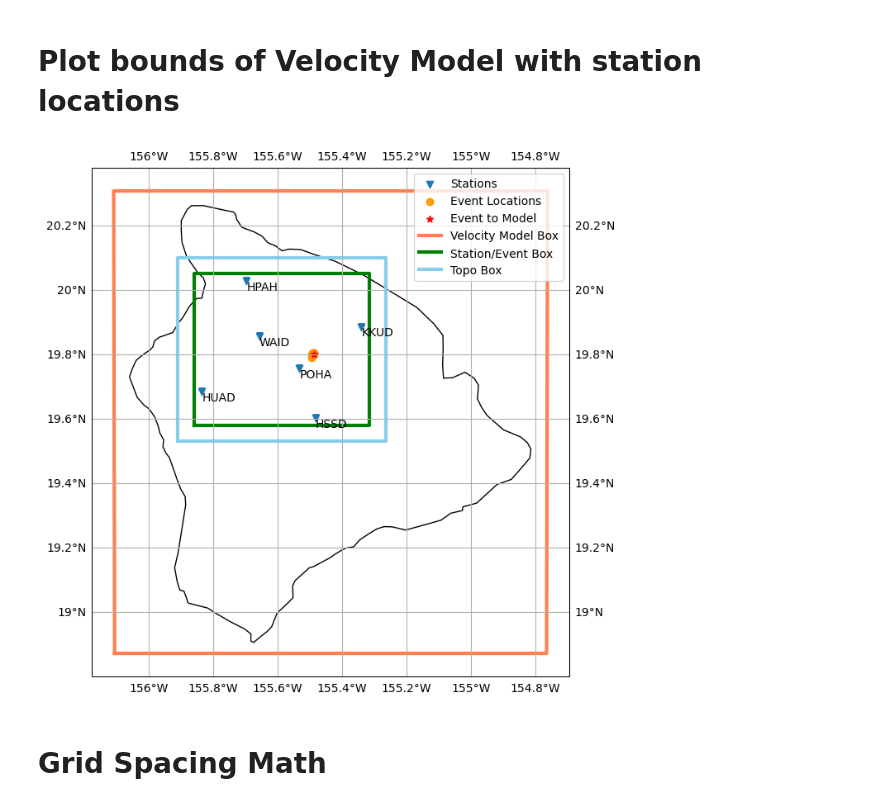
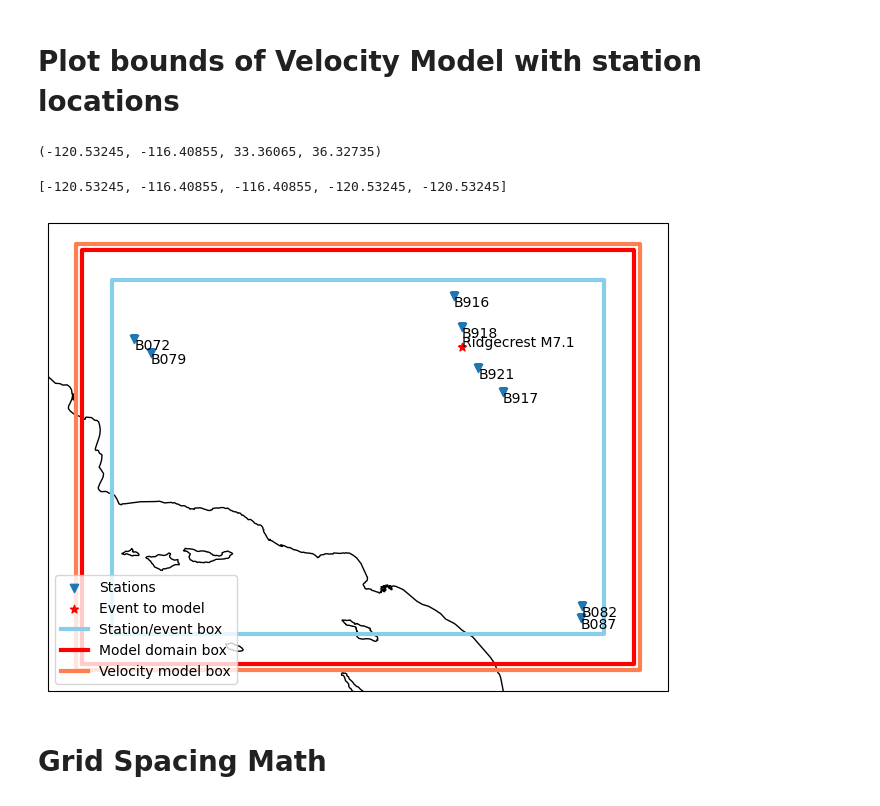
Before and after one commit to UO-Geophysics/sw4_strain, a Jupyter notebook: ProblemSetup.ipynb, the cells around one changed output. Cells and saved outputs as stored; diff of their text form; code cells hidden in the pictures.

```diff
--- a/ProblemSetup.ipynb
+++ b/ProblemSetup.ipynb
@@ -156,34 +314,49 @@ y=[lat_llc, lat_lrc, lat_urc, lat_ulc, lat_llc]
+# %%
+Plotlims
+# %% [output]
+(-120.53245, -116.40855, 33.36065, 36.32735)
+# %%
+x_evtsta
+# %% [output]
+[-120.53245, -116.40855, -116.40855, -120.53245, -120.53245]
 # %%
-# setup points for box for domain from above with only event and stations
-x1=[Plotlims[0],Plotlims[1],Plotlims[1],Plotlims[0],Plotlims[0]]
-y1=[Plotlims[2],Plotlims[2],Plotlims[3],Plotlims[3],Plotlims[2]]
+# Station/event box
+# Setup points for box for domain from above with only event and stations
+x_evtsta = [Plotlims[0], Plotlims[1], Plotlims[1], Plotlims[0], Plotlims[0]]
+y_evtsta = [Plotlims[2], Plotlims[2], Plotlims[3], Plotlims[3], Plotlims[2]]
+
+# Add buffer to make it bigger, since we need the supergrid to be farther out at this max frequency
+evtsta_buffer = 0.25
+x_model_domain = [Plotlims[0]-evtsta_buffer, Plotlims[1]+evtsta_buffer, Plotlims[1]+evtsta_buffer, Plotlims[0]-evtsta_buffer, Plotlims[0]-evtsta_buffer]
+y_model_domain = [Plotlims[2]-evtsta_buffer, Plotlims[2]-evtsta_buffer, Plotlims[3]+evtsta_buffer, Plotlims[3]+evtsta_buffer, Plotlims[2]-evtsta_buffer]
 # %%
-# setup points for box for domain for elevation if we do adding the buffer from the elevation_snippet script
-buffer=0.05
-x2=[Plotlims[0]-buffer,Plotlims[1]+buffer,Plotlims[1]+buffer,Plotlims[0]-buffer,Plotlims[0]-buffer]
-y2=[Plotlims[2]-buffer,Plotlims[2]-buffer,Plotlims[3]+buffer,Plotlims[3]+buffer,Plotlims[2]-buffer]
+# Velocity model box
+# For my project, I'm just using a block model so I can artificially set this up based on the station locs with a buffer
+vmod_buffer = 0.3 # degrees - 0.1 degrees = 10 km
+x_vmod = [Plotlims[0]-vmod_buffer, Plotlims[1]+vmod_buffer, Plotlims[1]+vmod_buffer, Plotlims[0]-vmod_buffer, Plotlims[0]-vmod_buffer]
+y_vmod = [Plotlims[2]-vmod_buffer, Plotlims[2]-vmod_buffer, Plotlims[3]+vmod_buffer, Plotlims[3]+vmod_buffer, Plotlims[2]-vmod_buffer]
 # %%
-fig=plt.figure(figsize=(8,8))
-ax = plt.axes(projection=ccrs.PlateCarree())
-plt.scatter(staMD['lon'],staMD['lat'],marker='v',label='Stations')
+fig = plt.figure(figsize = (8, 8))
+ax = plt.axes(projection = ccrs.PlateCarree())
+plt.scatter(stas_sub['LONG'], stas_sub['LAT'], marker = 'v', label = 'Stations')
 # Add station labels
-[plt.text(i, j, f'{name}',va='top',ha='left') for (i, j,name) in zip(staMD['lon'],staMD['lat'],staMD['name'])]
+[plt.text(i, j, f'{name}', va = 'top', ha = 'left') for (i, j, name) in zip(stas_sub['LONG'], stas_sub['LAT'], stas_sub['BNUM'])]
+
 if multipleEvents:
-    plt.scatter(eventLocs['lon'],eventLocs['lat'],marker='o',edgecolors='darkorange',facecolors='orange',label='Event Locations')
+    plt.scatter(float(eventLocs['longitude']), float(eventLocs['latitude']), marker = 'o', edgecolors = 'darkorange', facecolors = 'orange', label = 'Event locations')
 
-plt.scatter(event['lon'],event['lat'],marker='*',facecolors='red',label="Event to Model")
-ax.plot(x, y, color='coral',lw=3,label='Velocity Model Box')
-ax.plot(x1, y1, color='green',lw=3,label='Station/Event Box')
-ax.plot(x2, y2, color='skyblue',lw=3,label='Topo Box')
-gl = ax.gridlines(draw_labels=True)
-
+plt.scatter(float(event['longitude']), float(event['latitude']), marker = '*', facecolors = 'red', label = "Event to model")
+plt.text(float(event['longitude']), float(event['latitude']), ('Ridgecrest M' + event['mag']))
+ax.plot(x_evtsta, y_evtsta, color = 'skyblue', lw = 3, label = 'Station/event box')
+ax.plot(x_model_domain, y_model_domain, color = 'red', lw = 3, label = 'Model domain box')
+ax.plot(x_vmod, y_vmod, color = 'coral', lw = 3, label = 'Velocity model box')
+ax.legend(loc = 'lower left')
 
 ax.coastlines()
-ax.legend(loc='upper right')
 
 plt.show()
 # %% [output]
-[figure, old version]
+[figure, new version]
 # %% [markdown]
 # Grid Spacing Math
 # %%
```
Also changed, not shown: parts of 47 cells of this notebook, 2 other files.
